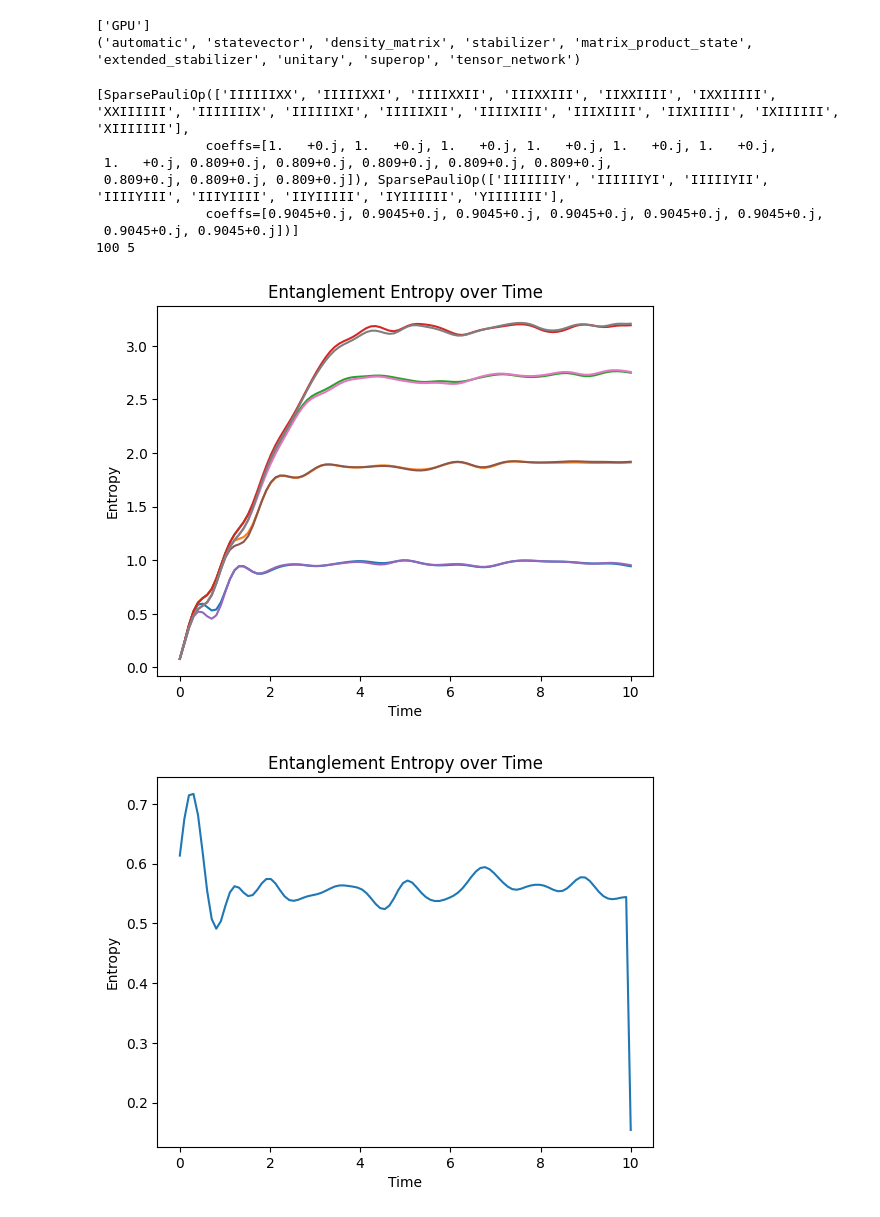
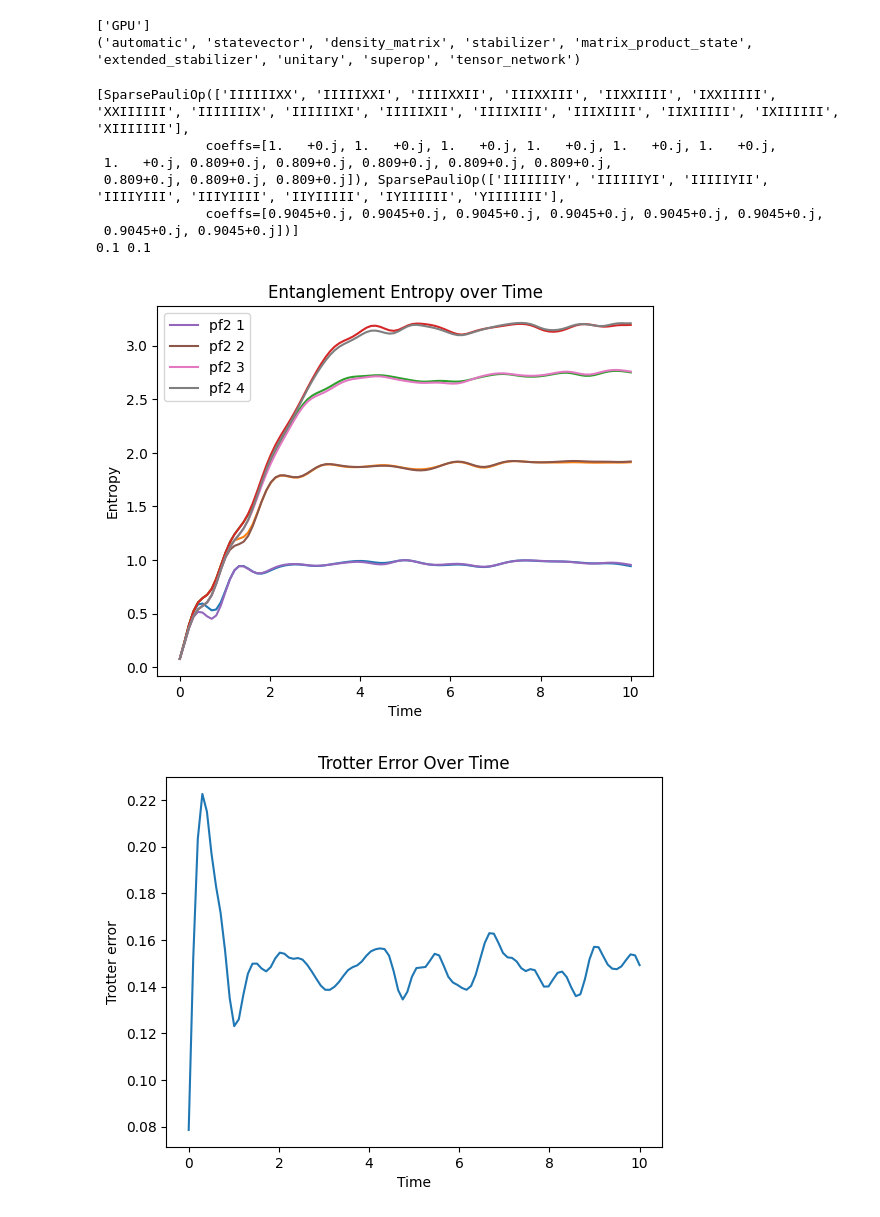
Before and after one commit to jonahso/quantum-walk-and-entanglement, a Jupyter notebook: trotter_steps_qiskit.ipynb, the cells around one changed output. Drawn from its saved outputs; the diff is of its cells as text; code cells hidden in the pictures.

```diff
--- a/trotter_steps_qiskit.ipynb
+++ b/trotter_steps_qiskit.ipynb
@@ -31,10 +31,13 @@ H = QIMF.ham_xyz
 print(H)
 
 init = Statevector.from_label("101010101010")
-t, dt, dt2 = 10.0, 0.1, 0.02
-r = int(round(t / dt))
-m = 5
-print(r, m)
+t = 10
+r = 100
+m = 1
+dt = (t / r)
+dt2 = (t / (r*m))
+
+print(dt, dt2)
 # %% [output]
 [SparsePauliOp(['IIIIIIXX', 'IIIIIXXI', 'IIIIXXII', 'IIIXXIII', 'IIXXIIII', 'IXXIIIII', 'XXIIIIII', 'IIIIIIIX', 'IIIIIIXI', 'IIIIIXII', 'IIIIXIII', 'IIIXIIII', 'IIXIIIII', 'IXIIIIII', 'XIIIIIII'],
               coeffs=[1.   +0.j, 1.   +0.j, 1.   +0.j, 1.   +0.j, 1.   +0.j, 1.   +0.j,
@@ -42,4 +45,4 @@ print(r, m)
  0.809+0.j, 0.809+0.j, 0.809+0.j]), SparsePauliOp(['IIIIIIIY', 'IIIIIIYI', 'IIIIIYII', 'IIIIYIII', 'IIIYIIII', 'IIYIIIII', 'IYIIIIII', 'YIIIIIII'],
               coeffs=[0.9045+0.j, 0.9045+0.j, 0.9045+0.j, 0.9045+0.j, 0.9045+0.j, 0.9045+0.j,
  0.9045+0.j, 0.9045+0.j])]
-100 5
+0.1 0.1
@@ -80,20 +102,19 @@ entropy_list = []
 entropy_list2 = []
 
 for s in range(1, r+1):
-    print(s)
-    rdm1 = partial_trace(DensityMatrix(states[s-1]), [0])
-    rdm2 = partial_trace(DensityMatrix(states[s-1]), [0, 1])
-    rdm3 = partial_trace(DensityMatrix(states[s-1]), [0, 1, 2])
-    rdm4 = partial_trace(DensityMatrix(states[s-1]), [0, 1, 2, 3])
+    rdm1 = partial_trace(DensityMatrix(states[s-1]), list(range(1, n)))
+    rdm2 = partial_trace(DensityMatrix(states[s-1]), list(range(2, n)))
+    rdm3 = partial_trace(DensityMatrix(states[s-1]), list(range(3, n)))
+    rdm4 = partial_trace(DensityMatrix(states[s-1]), list(range(4, n)))
     temp_entropy = [entropy(rdm1), entropy(rdm2), entropy(rdm3), entropy(rdm4)]
-    # print(temp_entropy[0])
+    print(s, temp_entropy)
 
-    rdm12 = partial_trace(DensityMatrix(better_states[s-1]), [0])
-    rdm22 = partial_trace(DensityMatrix(better_states[s-1]), [0, 1])
-    rdm32 = partial_trace(DensityMatrix(better_states[s-1]), [0, 1, 2])
-    rdm42 = partial_trace(DensityMatrix(better_states[s-1]), [0, 1, 2, 3])
+    rdm12 = partial_trace(DensityMatrix(better_states[s-1]), list(range(1, n)))
+    rdm22 = partial_trace(DensityMatrix(better_states[s-1]), list(range(2, n)))
+    rdm32 = partial_trace(DensityMatrix(better_states[s-1]), list(range(3, n)))
+    rdm42 = partial_trace(DensityMatrix(better_states[s-1]), list(range(4, n)))
     temp_entropy2 = [entropy(rdm12), entropy(rdm22), entropy(rdm32), entropy(rdm42)]
-    # print(temp_entropy2)
+    print(temp_entropy2)
 
     entropy_list.append(temp_entropy)
     entropy_list2.append(temp_entropy2)
@@ -130,22 +151,23 @@ plt.plot(times, entropy_values_2)
 plt.plot(times, entropy_values_3)
 plt.plot(times, entropy_values_4)
 
-plt.plot(times, entropy_values_12)
-plt.plot(times, entropy_values_22)
-plt.plot(times, entropy_values_32)
-plt.plot(times, entropy_values_42)
+plt.plot(times, entropy_values_12, label='pf2 1')
+plt.plot(times, entropy_values_22, label='pf2 2')
+plt.plot(times, entropy_values_32, label='pf2 3')
+plt.plot(times, entropy_values_42, label='pf2 4')
 
 plt.xlabel("Time")
 plt.ylabel("Entropy")
 plt.title("Entanglement Entropy over Time")
+plt.legend()
 plt.show()
 # %% [output]
-[figure, old version]
+[figure, new version]
 # %%
 plt.plot(times, trotter)
 plt.xlabel("Time")
-plt.ylabel("Entropy")
-plt.title("Entanglement Entropy over Time")
+plt.ylabel("Trotter error")
+plt.title("Trotter Error Over Time")
 plt.show()
 # %% [output]
-[figure, old version]
+[figure, new version]
```
Also changed, not shown: parts of 3 cells of this notebook.
